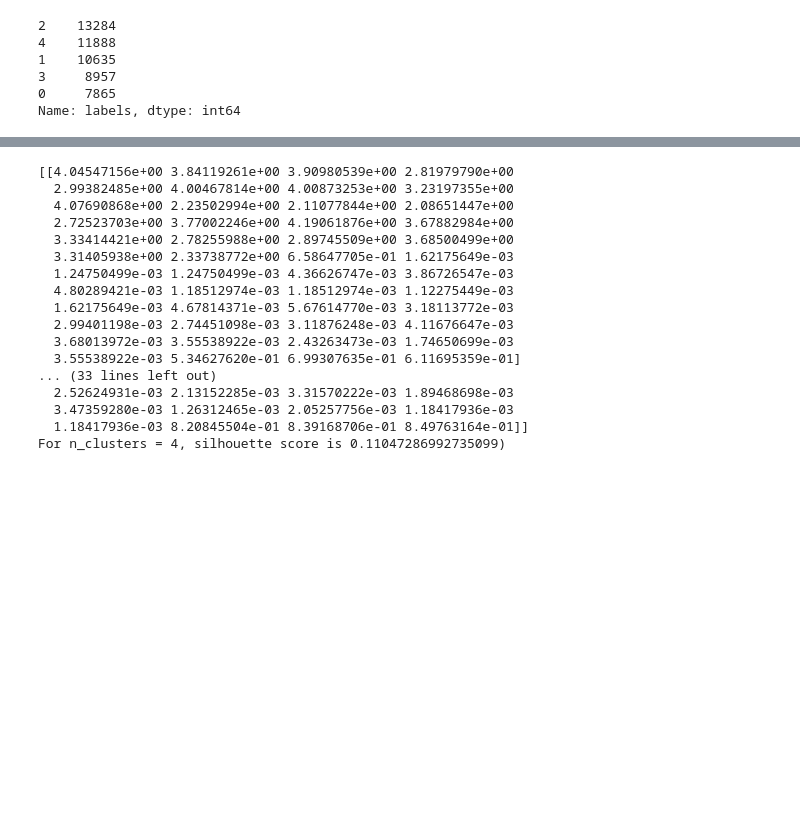
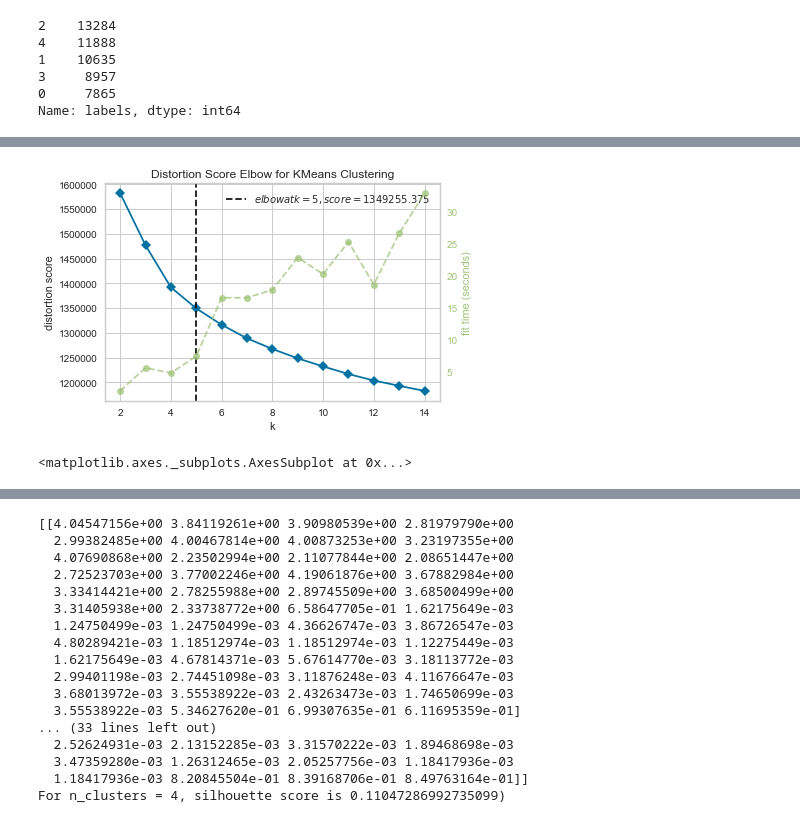
Before and after one commit to pengtianan/final-project, a Jupyter notebook: your-project/Unsupervised.ipynb, the cells around one changed output, grey strips where cells are left out. Drawn from its saved outputs; the diff is of its cells as text; code cells hidden in the pictures; blank space fills up the shorter version.

Commit message:
plotting

```diff
--- a/your-project/Unsupervised.ipynb
+++ b/your-project/Unsupervised.ipynb
@@ -483,0 +460,23 @@ ds1.groupby("labels")[["HSNScale","DDPScale","DDNScale","DDMScale"]].mean()
+# %%
+ds11 = ds1.copy()
+# %%
+features = ds11[['age','accuracy']]
+
+# Standardize features
+scaler = StandardScaler()
+features_std = scaler.fit_transform(features)
+
+ds11[['age','accuracy']]=features_std
+# %%
+features = ds11.drop(columns=["country","label","label5"],axis=1)
+
+import yellowbrick
+from yellowbrick.cluster import KElbowVisualizer
+
+model = KMeans()
+visualizer = KElbowVisualizer(model, k=(2,15))
+visualizer.fit(features)
+visualizer.poof()
+# %% [output]
+[figure, added]
+<matplotlib.axes._subplots.AxesSubplot at 0x...>
```
Also changed, not shown: parts of 21 cells of this notebook, 3 other files.
